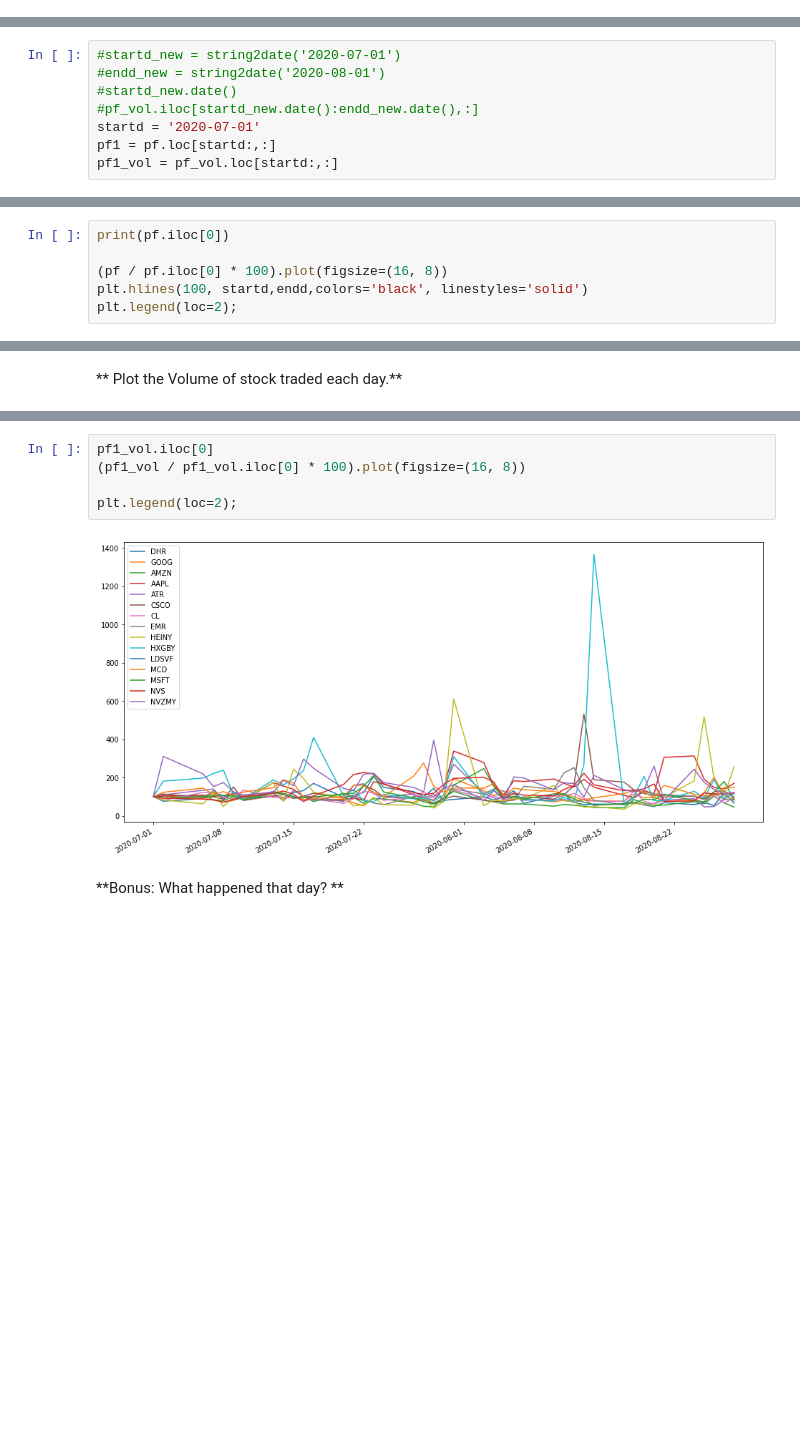
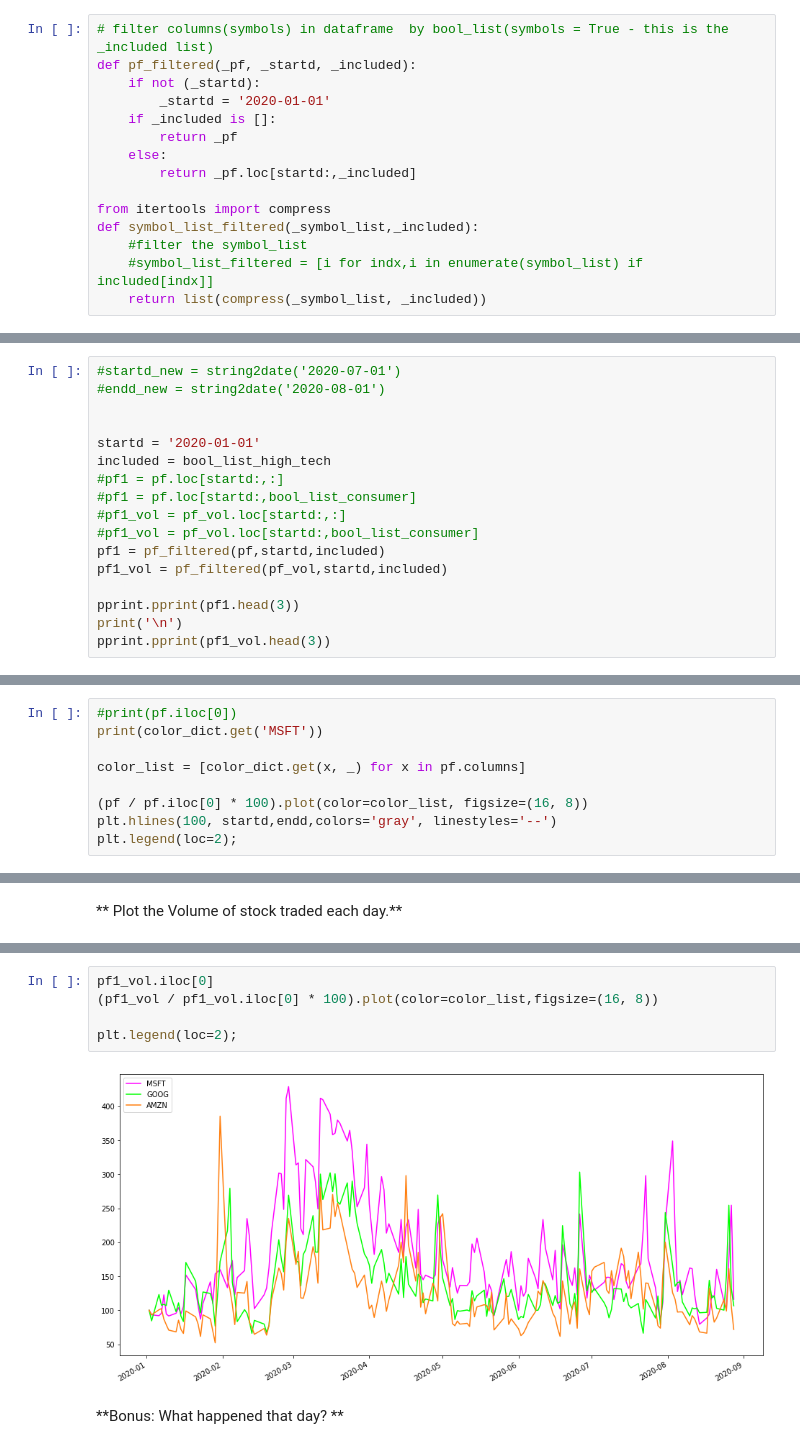
Before and after one commit to sven227/alphapp, a Jupyter notebook: stocks_basic_pf_sven.ipynb, the cells around one changed output, grey strips where cells are left out. Saved outputs shown, nothing was run; the diff lists cells and outputs as text; blank space fills up the shorter version.

Commit message:
dedicated colors for each ticker

```diff
--- a/stocks_basic_pf_sven.ipynb
+++ b/stocks_basic_pf_sven.ipynb
@@ -203,6 +390,21 @@ print(pf_vol)
 ** Time to visualize the data. **
 
 ** Follow along and recreate the plots below according to the instructions and explanations. **
+# %%
+# filter columns(symbols) in dataframe  by bool_list(symbols = True - this is the _included list)
+def pf_filtered(_pf, _startd, _included):
+    if not (_startd):
+        _startd = '2020-01-01'
+    if _included is []:
+        return _pf
+    else:
+        return _pf.loc[startd:,_included]
+
+from itertools import compress
+def symbol_list_filtered(_symbol_list,_included):
+    #filter the symbol_list
+    #symbol_list_filtered = [i for indx,i in enumerate(symbol_list) if included[indx]]
+    return list(compress(_symbol_list, _included))
 # %% [markdown]
 ____
 
@@ -210,8 +412,17 @@ ____
 # %%
 #startd_new = string2date('2020-07-01')
 #endd_new = string2date('2020-08-01')
-#startd_new.date()
-#pf_vol.iloc[startd_new.date():endd_new.date(),:]
-startd = '2020-07-01'
-pf1 = pf.loc[startd:,:]
-pf1_vol = pf_vol.loc[startd:,:]
+
+
+startd = '2020-01-01'
+included = bool_list_high_tech
+#pf1 = pf.loc[startd:,:]
+#pf1 = pf.loc[startd:,bool_list_consumer]
+#pf1_vol = pf_vol.loc[startd:,:]
+#pf1_vol = pf_vol.loc[startd:,bool_list_consumer]
+pf1 = pf_filtered(pf,startd,included)
+pf1_vol = pf_filtered(pf_vol,startd,included)
+
+pprint.pprint(pf1.head(3))
+print('\n')
+pprint.pprint(pf1_vol.head(3))
@@ -218,7 +460,10 @@ pf1_vol = pf_vol.loc[startd:,:]
 # %%
-print(pf.iloc[0])
+#print(pf.iloc[0])
+print(color_dict.get('MSFT'))
 
-(pf / pf.iloc[0] * 100).plot(figsize=(16, 8))
-plt.hlines(100, startd,endd,colors='black', linestyles='solid')
+color_list = [color_dict.get(x, _) for x in pf.columns]
+
+(pf / pf.iloc[0] * 100).plot(color=color_list, figsize=(16, 8))
+plt.hlines(100, startd,endd,colors='gray', linestyles='--')
 plt.legend(loc=2);
 # %% [output]
@@ -297,10 +513,10 @@ Name: 2020-07-01 00:00:00, dtype: float64
 # %%
 pf1_vol.iloc[0]
-(pf1_vol / pf1_vol.iloc[0] * 100).plot(figsize=(16, 8))
+(pf1_vol / pf1_vol.iloc[0] * 100).plot(color=color_list,figsize=(16, 8))
 
 plt.legend(loc=2);
 # %% [output]
-[figure, old version]
+[figure, new version]
 # %% [markdown]
 **Bonus: What happened that day? **
 # %%
```
Also changed, not shown: parts of 54 cells of this notebook, 2 other files.
